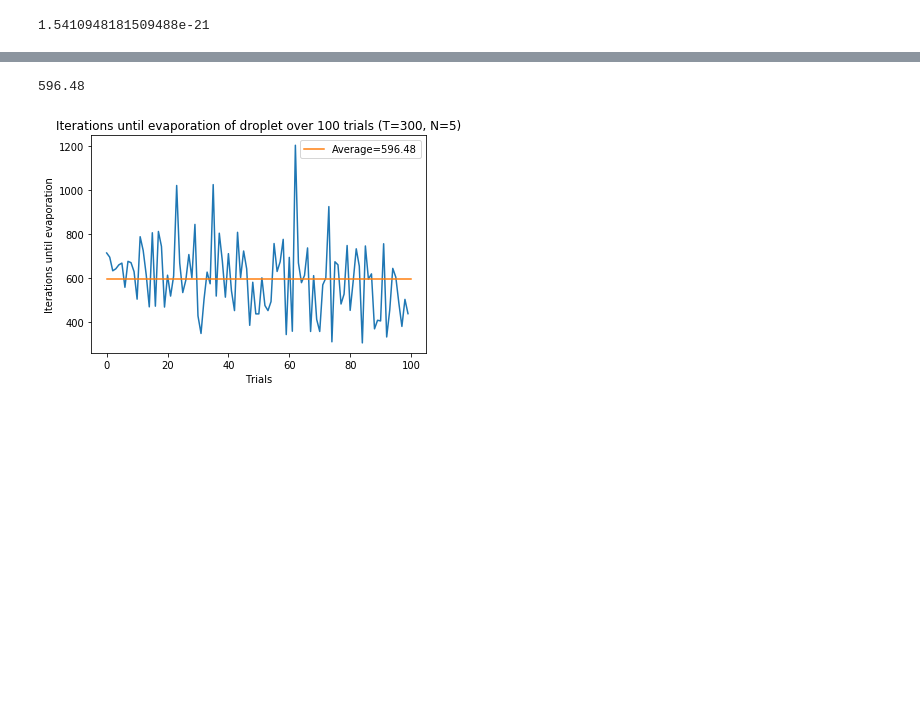
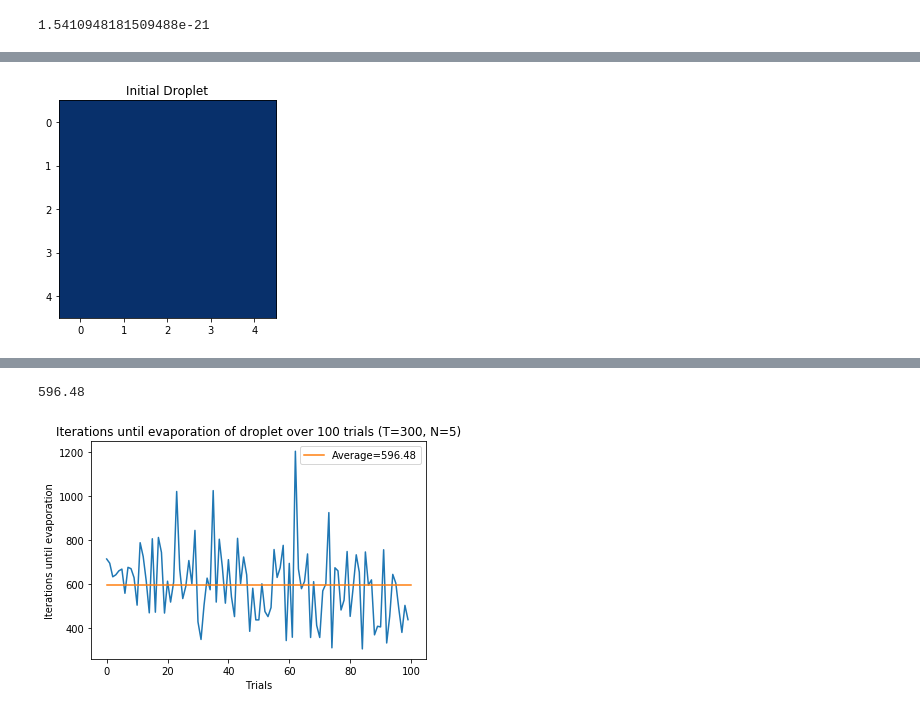
Before and after one commit to lilymansfield/FinalProject_250_Lily, a Jupyter notebook: FinalProject.ipynb, the cells around one changed output, grey strips where cells are left out. Cells and saved outputs as stored; diff of their text form; code cells hidden in the pictures; blank space fills up the shorter version.

```diff
--- a/FinalProject.ipynb
+++ b/FinalProject.ipynb
@@ -176,0 +98,96 @@ plt.tight_layout()
+# %%
+#Create droplet (NxN) matrix with all cells set to 1 to represent present water molecule
+#Iterates around the edge of the array until all molecules have evaporated, then moves to next inner layer etc.
+#At each cell calculates kinetic energy by randomly sampling a velocity from the Maxwell-Boltzmann distribution
+#If kinetic energy of the molecule is larger than the energy of a hydrogen bond, set cell equal to 0 (moleucle has evaporated)
+#If kinetic energy of the molecule is smaller than the energy of a hydrogen bond, continue to next cell
+#Continues iterating around the edge until all outer edge molecules have evaporated
+
+def evaporate(N,T, visualize=True):
+
+    hydrogenBondEnergy=9.9632*10**(-21) #energy of a hydrogen bond for water molecule
+    #Energy of a hydrogen bond is 6-30 kJ/mol (≈2-12 kBT), (6000-30 000 J/mol => 9.9632e-21 - 4.9816e-20 J per molecule of H_2O)
+
+    droplet=createDroplet(N) #create initial water droplet (NxN) matrix with all cells set to 1
+
+    #Plotting initial water droplet visualization
+    if visualize:
+        plt.title('Initial Droplet')
+        plt.imshow(droplet,cmap='Blues_r')
+        plt.savefig('DropletEvaporationPlots/Droplet0.pdf')
+        plt.show()
+
+    direction=0 #0 means right, 1 means down, 2 means left, 3 means up
+    column=0 #tracks current column position
+    row=0 #tracks current row position
+    layer=1 #current layer of droplet we are iterating around
+    layer_count=0 #number of molecules that have evaporated in current layer
+    counter=0 #number of molecules that have evaporated
+    iterations=0 #number of iterations completed
+
+    while (counter<N*N and iterations<5000):#Breaks once all molecules have evaporated or we have exceeded 5000 iterations
+
+        iterations+=1
+
+        if droplet[row][column]==1: #Runs if molecule has not evaporated
+
+            kineticEnergy=getKineticEnergy(T)
+
+            if kineticEnergy>hydrogenBondEnergy: #Runs if kinetic energy of molecule is larger than hydrogen bond energy
+
+                droplet[row][column]=0 #Molecule has evaporated
+                counter+=1 #Update counter for total number of molecules evaporated
+                layer_count+=1 #update counter for number of molecules evaporated in current layer
+
+                if visualize: #Displays visualization of initial droplet if "visualize" is enabled
+                    plt.imshow(droplet,cmap='Blues')
+                    plt.title('Droplet at %d iterations' %iterations)
+                    plt.savefig('DropletEvaporationPlots/Droplet%d.pdf'%iterations)
+                    plt.show()
+
+        if direction==0 and column<(N-layer): #Iterating to the right (direction=0) and check position is not out of bounds for current layer
+
+                column+=1 #Update column position
+
+                if column == (N-layer): #Time to change directions
+
+                    direction=1 #Now iterating down the right side of the matrix
+
+        elif direction==1 and row<(N-layer): #Iterating down and check position is not out of bounds of current layer
+
+                row+=1 #Update row position
+
+                if row == (N-layer): #Time to change directions
+
+                    direction=2 #Now iterating to the left (at the bottom of the layer) of the matrix
+
+        elif direction==2 and column>layer-1: #Iterating to the left and check position is not out of bounds of current layer
+
+                column-=1 #Update column position
+
+                if column == layer-1: #Time to change directions
+
+                    direction=3 #Now iterating up on the left side of the matrix
+
+        elif direction==3 and row>layer-1: #Iterating to up and check position is not out of bounds of current layer
+
+                row-=1 #Update row position
+
+                if row == layer-1: #Time to change directions
+
+                    direction=0 #Now iterating to the right at the top of the matrix
+
+                    if (N-(2*(layer-1)))*4-4==layer_count: #(N-(2*(layer-1)))*4-4 => number of total molecules in current layer
+                        #if all molecues in this layer have evaporated:
+                        row+=1 #Update position
+                        layer+=1 #Update layer
+                        layer_count=0 #Reset counter for current number of molecules evaporated in current layer
+
+
+    return iterations
+
+
+print(evaporate(5,300,True))
+plt.tight_layout()
+# %% [output]
+[figure, added]
```
Also changed, not shown: parts of 11 cells of this notebook.
